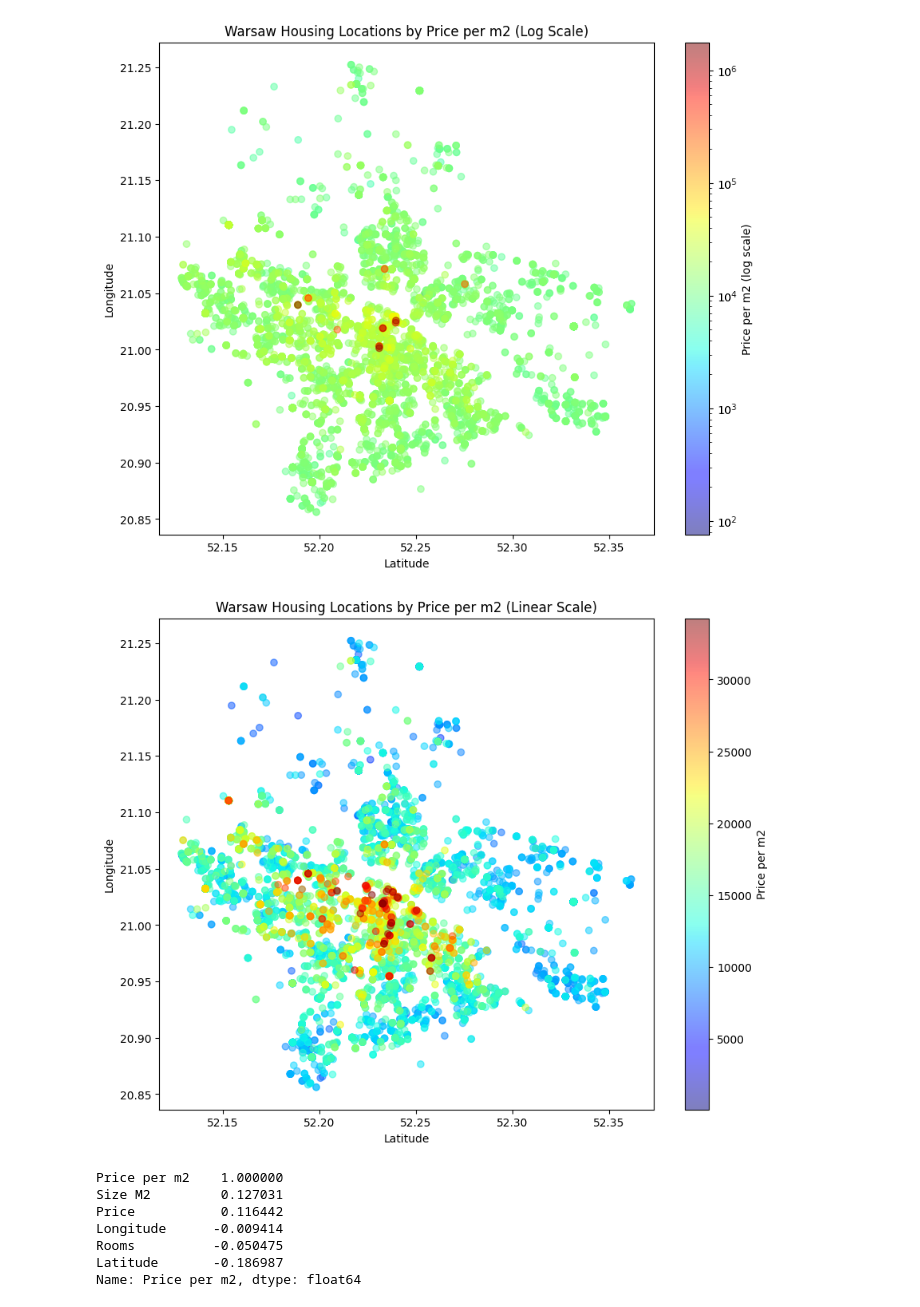
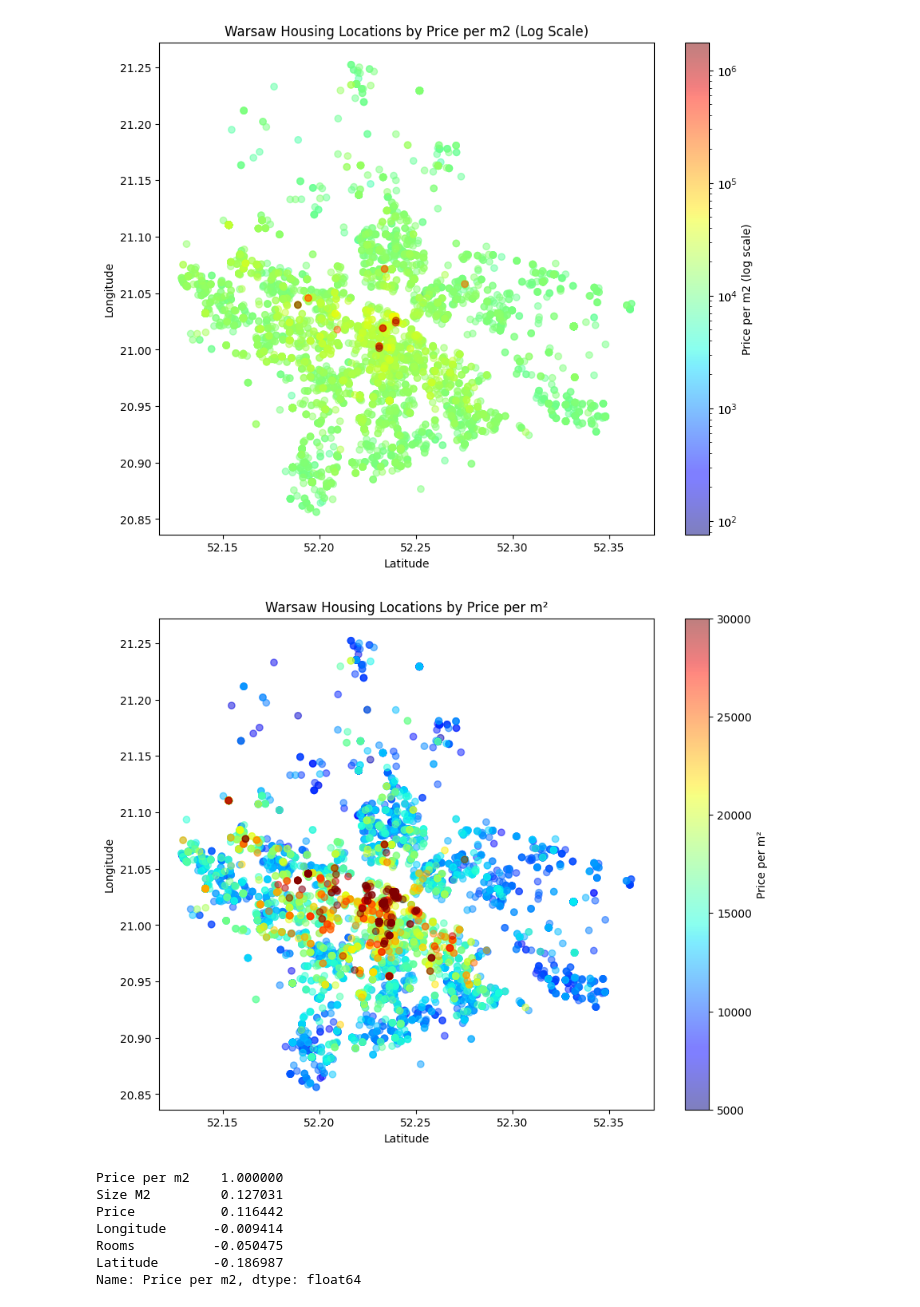
Before and after one commit to JakubGralinski/PropertyScrapper, a Jupyter notebook: properties.ipynb, the cells around one changed output. Saved outputs shown, nothing was run; the diff lists cells and outputs as text; code cells hidden in the pictures.

```diff
--- a/properties.ipynb
+++ b/properties.ipynb
@@ -234,6 +235,8 @@ print(f"Total addresses to geocode: {total_addresses}")
 # %% [output]
 Total addresses to geocode: 9000
 # %%
+import pandas as pd
+housing_warsaw = pd.read_csv("data/housing/housing_warsaw_with_coordinates.csv")
 housing_warsaw.describe()
 # %% [output]
 |  | Price | Price per m2 | Size M2 | Rooms | Latitude | Longitude |
@@ -298,34 +303,63 @@ plt.show()
 # %% [output]
 [figure]
 # %%
+import matplotlib as mpl
 import matplotlib.pyplot as plt
 
-# Sort so higher prices are drawn last
+# Define a bounding box for Warsaw (adjust these values to your preference)
+min_lat, max_lat = 52.0, 52.5
+min_lon, max_lon = 20.8, 21.3
+
+# Create a boolean mask to filter out points outside this range
+geo_mask = (
+    (housing_warsaw["Latitude"] >= min_lat) &
+    (housing_warsaw["Latitude"] <= max_lat) &
+    (housing_warsaw["Longitude"] >= min_lon) &
+    (housing_warsaw["Longitude"] <= max_lon)
+)
+
+# Optionally, filter out extremely high "Price per m2" outliers
+price_cutoff = housing_warsaw["Price per m2"].max()  # e.g., .max() or max_price - 75000
+price_mask = housing_warsaw["Price per m2"] <= price_cutoff
+
+# Combine both masks
+mask = geo_mask & price_mask
+
+# Apply the mask
+housing_warsaw_filtered = housing_warsaw[mask].copy()
+
+# 1) Sort ascending so highest prices come last (and thus appear on top)
 housing_warsaw_sorted = housing_warsaw_filtered.sort_values(by="Price per m2", ascending=True)
 
-price_min = housing_warsaw_sorted["Price per m2"].min()
-price_max = housing_warsaw_sorted["Price per m2"].max()
+# Compute price range (or filter range if you prefer)
+price_min = 5000
+price_max = 30000
 
 plt.figure(figsize=(10, 8))
+
+# 2) Plot using the sorted DataFrame
 scatter = plt.scatter(
-    housing_warsaw_sorted["Latitude"],
-    housing_warsaw_sorted["Longitude"],
+    housing_warsaw_sorted["Latitude"],   # x-coord (though typically Longitude goes on x-axis)
+    housing_warsaw_sorted["Longitude"],  # y-coord
     alpha=0.5,
     c=housing_warsaw_sorted["Price per m2"],
-    cmap=plt.get_cmap("jet"),
-
+    cmap="jet",
     vmin=price_min,
-    vmax=price_max
+    vmax=price_max,
+    # norm=mpl.colors.LogNorm(vmin=price_min, vmax=price_max)  # Uncomment for a log scale
 )
 
 plt.xlabel("Latitude")
 plt.ylabel("Longitude")
-plt.title("Warsaw Housing Locations by Price per m2 (Linear Scale)")
+plt.title("Warsaw Housing Locations by Price per m²")  # Remove “(Log Scale)” if not using log
+
+# Add a colorbar
 cbar = plt.colorbar(scatter)
-cbar.set_label("Price per m2")
+cbar.set_label("Price per m²")
+
 plt.show()
 # %% [output]
-[figure, old version]
+[figure, new version]
 # %%
 housing_warsaw_sorted["Price per m2"] = pd.to_numeric(
     housing_warsaw_sorted["Price per m2"], errors="coerce"
```
Also changed, not shown: parts of 14 cells of this notebook, 1 other file.
